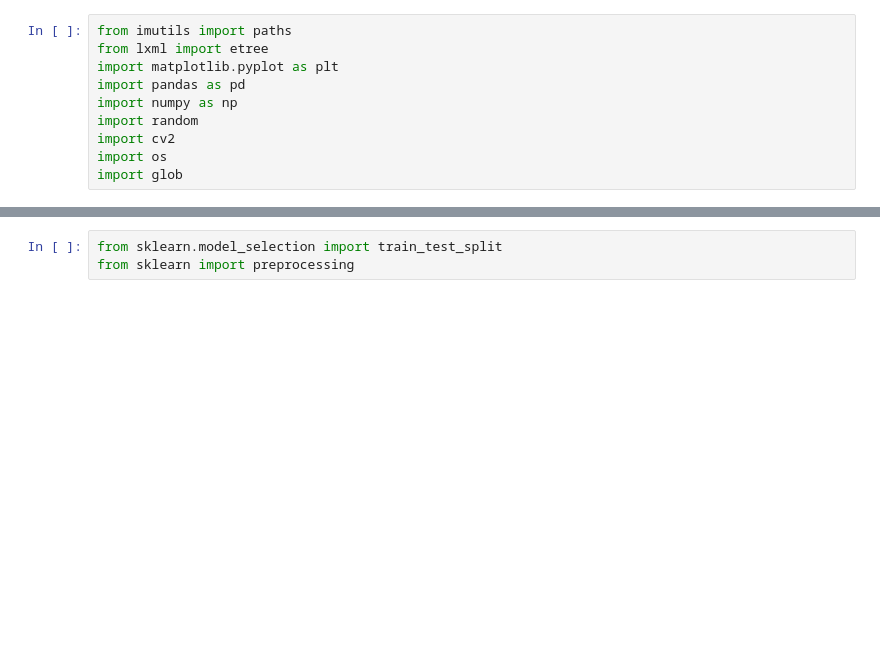
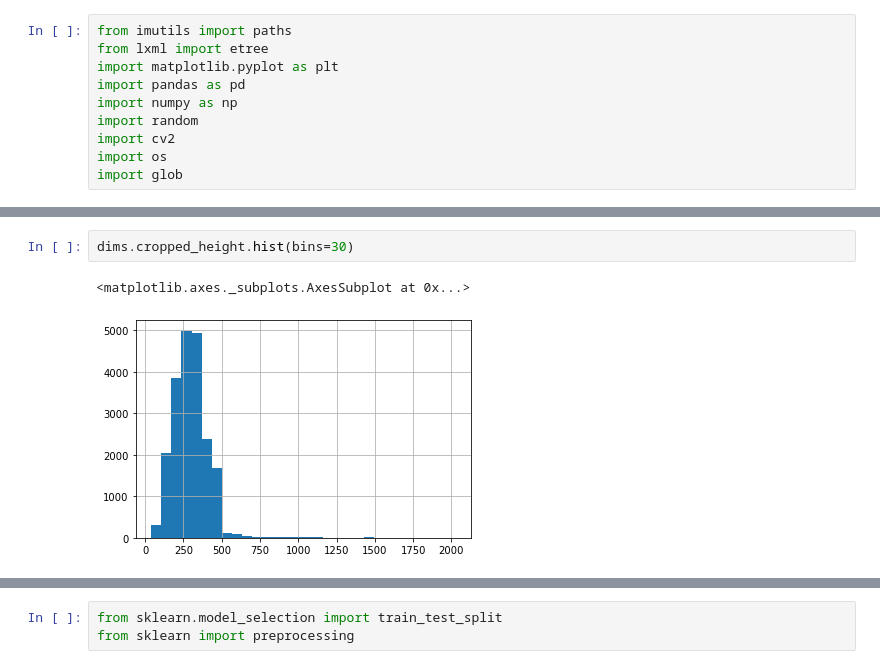
Before and after one commit to mattr832/dog_breed, a Jupyter notebook: dog-breed-classifier.ipynb, the cells around one changed output, grey strips where cells are left out. Drawn from its saved outputs; the diff is of its cells as text; blank space fills up the shorter version.

```diff
--- a/dog-breed-classifier.ipynb
+++ b/dog-breed-classifier.ipynb
@@ -65 +110,6 @@ for folder in annotations:
+# %%
+dims.cropped_height.hist(bins=30)
+# %% [output]
+<matplotlib.axes._subplots.AxesSubplot at 0x...>
+[figure, added]
 # %%
```
Also changed, not shown: parts of 85 cells of this notebook, 1 other file.
